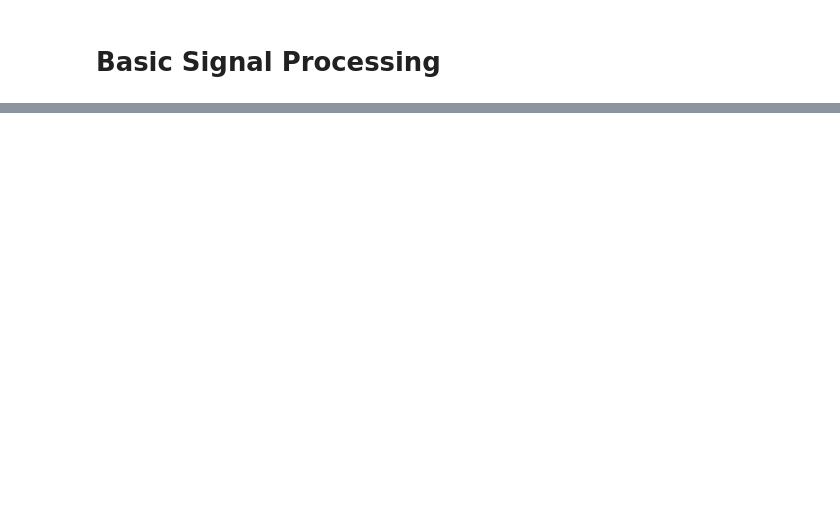
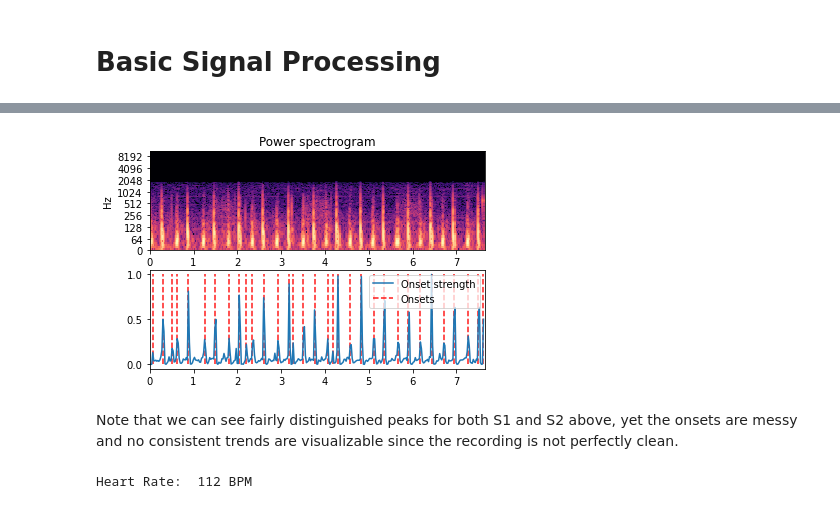
Before and after one commit to k8iechen/HeartPulseProcessor, a Jupyter notebook: Heart Signal Processing.ipynb, the cells around one changed output, grey strips where cells are left out. Saved outputs shown, nothing was run; the diff lists cells and outputs as text; code cells hidden in the pictures; blank space fills up the shorter version.

Commit message:
Basic Signal Properties
Identification of S1, S2 and heart rate

```diff
--- a/Heart Signal Processing.ipynb
+++ b/Heart Signal Processing.ipynb
@@ -205,0 +212,6 @@ ipd.Audio(normal_file)
+# %%
+y=x
+t_seconds = librosa.get_duration(y, sr)
+print(y[:50])
+print(sr)
+print(t_seconds)
@@ -205,0 +241,28 @@ ipd.Audio(normal_file)
+# %%
+onset_env = librosa.onset.onset_strength(y, sr=sr)
+times = librosa.frames_to_time(np.arange(len(onset_env)), sr=sr)
+onset_frames = librosa.onset.onset_detect(onset_envelope=onset_env, sr=sr)
+# %%
+import matplotlib.pyplot as plt
+D = np.abs(librosa.stft(y))
+plt.figure()
+ax1 = plt.subplot(2, 1, 1)
+librosa.display.specshow(librosa.amplitude_to_db(D, ref=np.max), x_axis='time', y_axis='log')
+plt.title('Power spectrogram')
+plt.subplot(2, 1, 2, sharex=ax1)
+plt.plot(times, onset_env, label='Onset strength')
+plt.vlines(times[onset_frames], 0, o_env.max(), color='r', alpha=0.9, linestyle='--', label='Onsets')
+plt.axis('tight')
+plt.legend(frameon=True, framealpha=0.75)
+plt.show()
+# %% [output]
+[figure, added]
+# %% [markdown]
+Note that we can see fairly distinguished peaks for both S1 and S2 above, yet the onsets are messy and no consistent trends are visualizable since the recording is not perfectly clean.
+# %%
+# tempo, beats = librosa.beat.beat_track(y, sr=sr)
+tempo, beats = librosa.beat.beat_track(onset_envelope=onset_env, sr=sr)
+# print(beats)
+print("Heart Rate: ", int(tempo), "BPM")
+# %% [output]
+Heart Rate:  112 BPM
```
Also changed, not shown: parts of 14 cells of this notebook.
